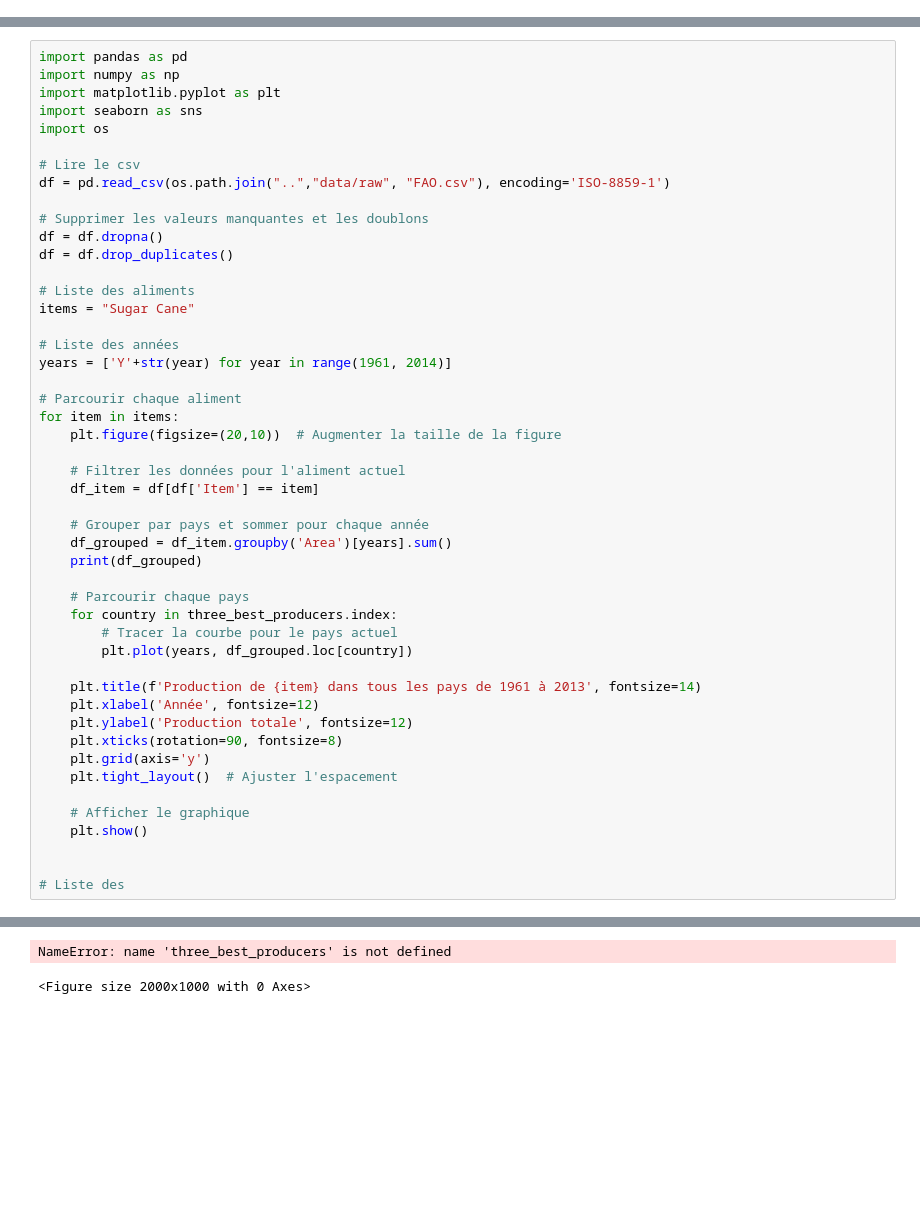
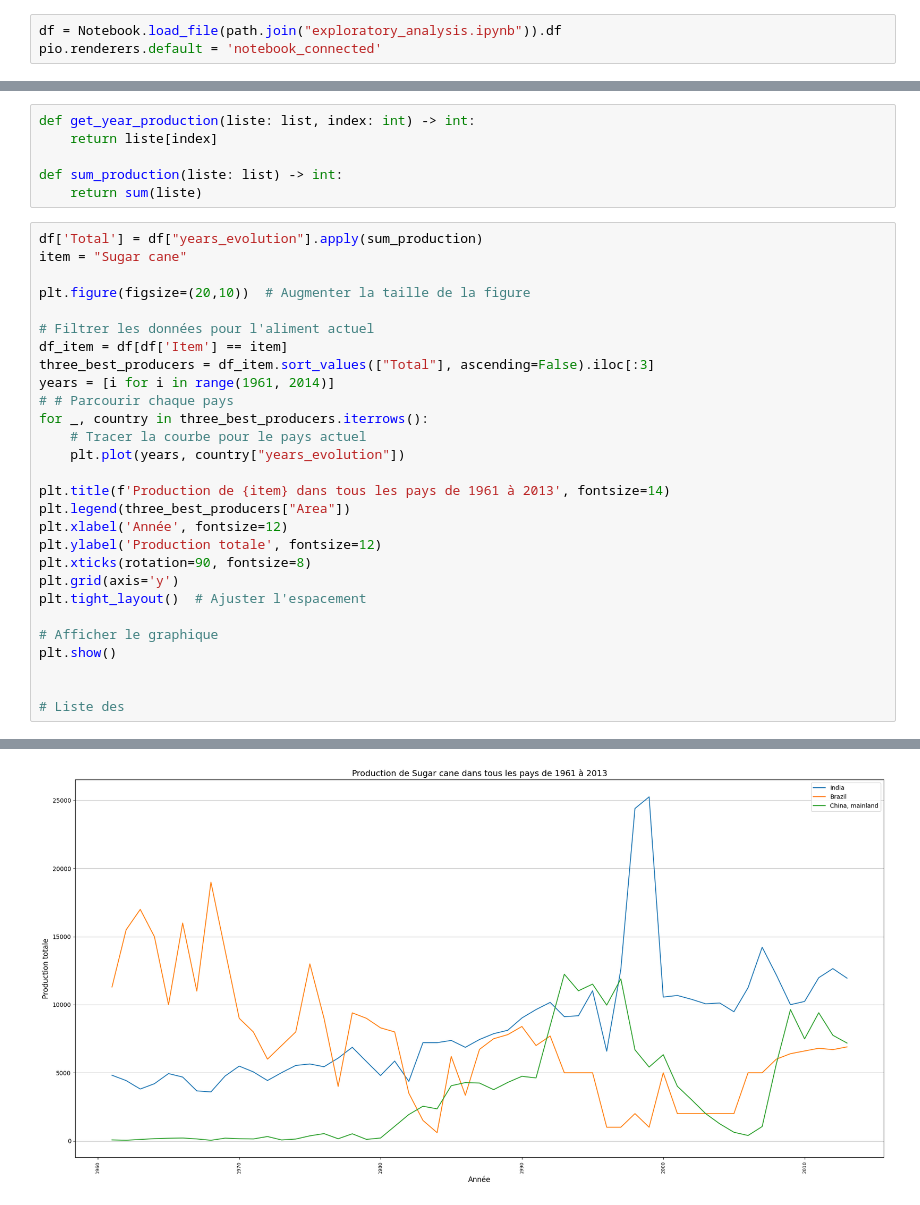
Before and after one commit to alexandre-assad/dazzle-dash, a Jupyter notebook: notebooks/analysis2.ipynb, the cells around one changed output, grey strips where cells are left out. Cells and saved outputs as stored; diff of their text form; blank space fills up the shorter version.

Commit message:
:feat: finish analysis 2

```diff
--- a/notebooks/analysis2.ipynb
+++ b/notebooks/analysis2.ipynb
@@ -0,0 +11,3 @@
+# %%
+df = Notebook.load_file(path.join("exploratory_analysis.ipynb")).df
+pio.renderers.default = 'notebook_connected'
@@ -1,48 +32,34 @@
+# %%
+def get_year_production(liste: list, index: int) -> int:
+    return liste[index]
+
+def sum_production(liste: list) -> int:
+    return sum(liste)
 # %%
-import pandas as pd
-import numpy as np
-import matplotlib.pyplot as plt
-import seaborn as sns
-import os
+df['Total'] = df["years_evolution"].apply(sum_production)
+item = "Sugar cane"
 
-# Lire le csv
-df = pd.read_csv(os.path.join("..","data/raw", "FAO.csv"), encoding='ISO-8859-1')
+plt.figure(figsize=(20,10))  # Augmenter la taille de la figure
 
-# Supprimer les valeurs manquantes et les doublons
-df = df.dropna()
-df = df.drop_duplicates()
+# Filtrer les données pour l'aliment actuel
+df_item = df[df['Item'] == item]
+three_best_producers = df_item.sort_values(["Total"], ascending=False).iloc[:3]
+years = [i for i in range(1961, 2014)]
+# # Parcourir chaque pays
+for _, country in three_best_producers.iterrows():
+    # Tracer la courbe pour le pays actuel
+    plt.plot(years, country["years_evolution"])
 
-# Liste des aliments
-items = "Sugar Cane"
+plt.title(f'Production de {item} dans tous les pays de 1961 à 2013', fontsize=14)
+plt.legend(three_best_producers["Area"])
+plt.xlabel('Année', fontsize=12)
+plt.ylabel('Production totale', fontsize=12)
+plt.xticks(rotation=90, fontsize=8)
+plt.grid(axis='y')
+plt.tight_layout()  # Ajuster l'espacement
 
-# Liste des années
-years = ['Y'+str(year) for year in range(1961, 2014)]
-
-# Parcourir chaque aliment
-for item in items:
-    plt.figure(figsize=(20,10))  # Augmenter la taille de la figure
-
-    # Filtrer les données pour l'aliment actuel
-    df_item = df[df['Item'] == item]
-
-    # Grouper par pays et sommer pour chaque année
-    df_grouped = df_item.groupby('Area')[years].sum()
-    print(df_grouped)
-
-    # Parcourir chaque pays
-    for country in three_best_producers.index:
-        # Tracer la courbe pour le pays actuel
-        plt.plot(years, df_grouped.loc[country])
-
-    plt.title(f'Production de {item} dans tous les pays de 1961 à 2013', fontsize=14)
-    plt.xlabel('Année', fontsize=12)
-    plt.ylabel('Production totale', fontsize=12)
-    plt.xticks(rotation=90, fontsize=8)
-    plt.grid(axis='y')
-    plt.tight_layout()  # Ajuster l'espacement
-
-    # Afficher le graphique
-    plt.show()
+# Afficher le graphique
+plt.show()
 
 
 # Liste des
@@ -67,2 +67 @@ Zimbabwe                              443
-NameError: name 'three_best_producers' is not defined
-<Figure size 2000x1000 with 0 Axes>
+[figure, added]
```
Also changed, not shown: parts of 3 cells of this notebook, 3 other files.
